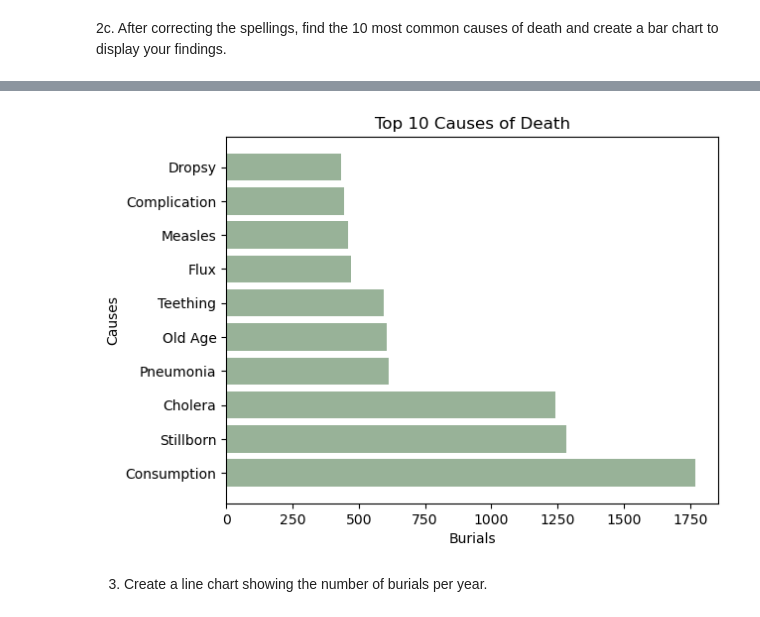
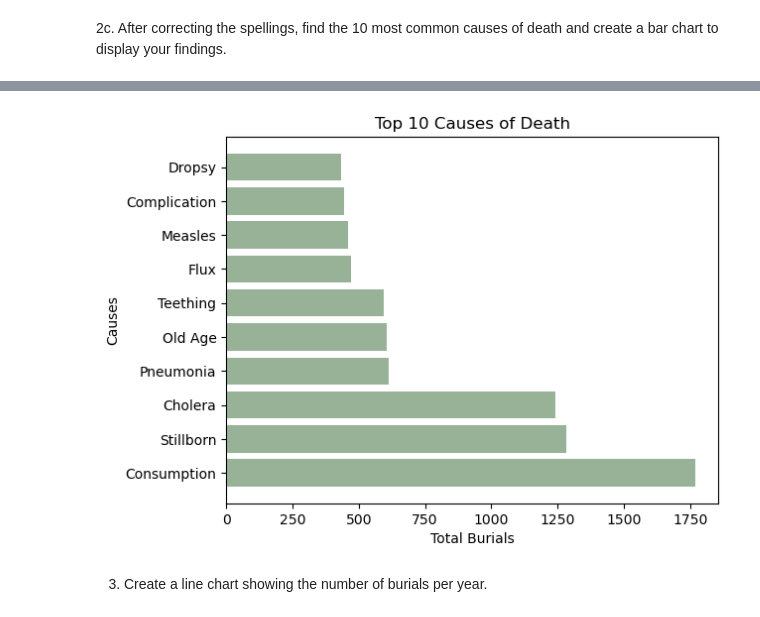
Before and after one commit to NSS-Data-Analytics-Cohort-10/advanced-pandas-elisianguyen, a Jupyter notebook: notebooks/advanced_pandas.ipynb, the cells around one changed output, grey strips where cells are left out. Saved outputs shown, nothing was run; the diff lists cells and outputs as text; code cells hidden in the pictures.

```diff
--- a/notebooks/advanced_pandas.ipynb
+++ b/notebooks/advanced_pandas.ipynb
@@ -130,21 +146,21 @@ top_10_clean
 | 517 | Complication | 446 |
 | 855 | Dropsy | 435 |
 # %%
-plt.barh(top_10_clean["Cause of Death/Burial"], top_10_clean["Occurences"], color = (0.2, # redness
+plt.barh(top_10_clean["Cause of Death/Burial"], top_10_clean["Total"], color = (0.2, # redness
          0.4, # greenness
          0.2, # blueness
          0.5 # transparency
          ) )
 
 #add titles and axis names
 plt.title("Top 10 Causes of Death")
-plt.xlabel('Burials')
-plt.ylabel('Causes')
+plt.xlabel("Total Burials")
+plt.ylabel("Causes")
 
 #show graph
 plt.show()
 # %% [output]
-[figure, old version]
+[figure, new version]
 # %% [markdown]
 3. Create a line chart showing the number of burials per year.
 # %%
```
Also changed, not shown: parts of 24 cells of this notebook.
